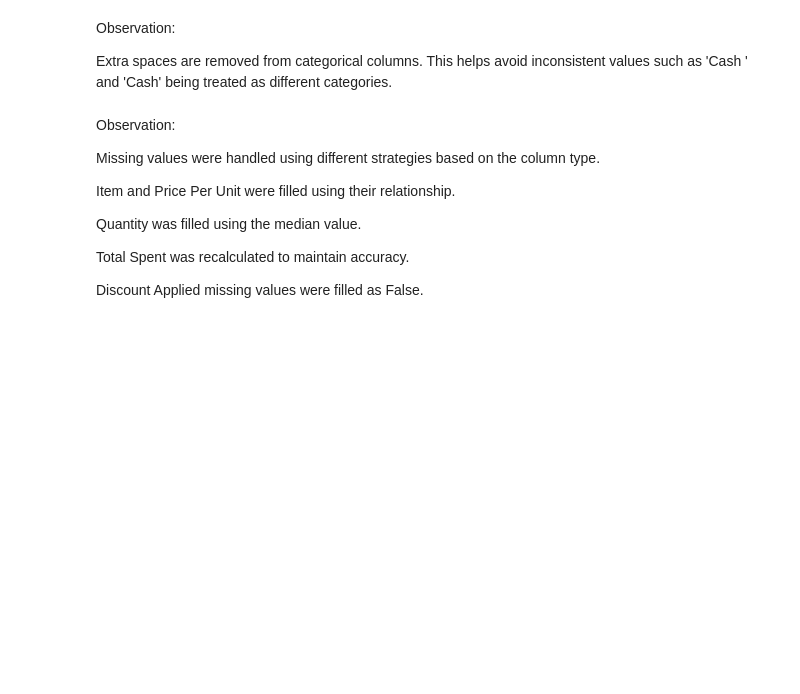
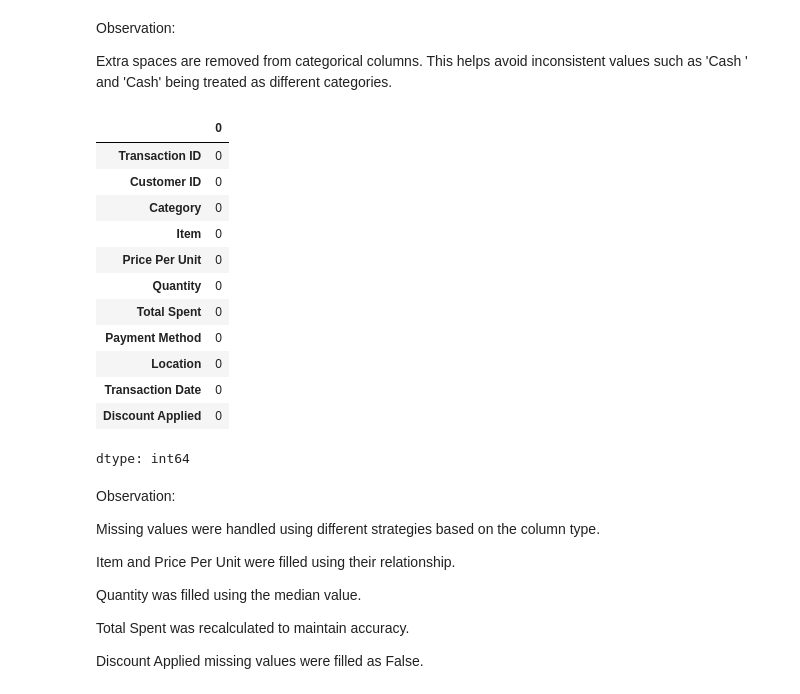
Before and after one commit to maybraniswe/Retail-Store-Sales-Analysis-and-Prediction, a Jupyter notebook: Retail_Store_Sales_Analysis_and_Prediction.ipynb, the cells around one changed output. Saved outputs shown, nothing was run; the diff lists cells and outputs as text; code cells hidden in the pictures; blank space fills up the shorter version.

```diff
--- a/Retail_Store_Sales_Analysis_and_Prediction.ipynb
+++ b/Retail_Store_Sales_Analysis_and_Prediction.ipynb
@@ -233,38 +250,71 @@ Observation:
 Extra spaces are removed from categorical columns.
 This helps avoid inconsistent values such as 'Cash ' and 'Cash' being treated as different categories.
 # %%
-# Handle all missing values
+# ==========================================================
+# HANDLE MISSING VALUES
+# ==========================================================
 
-# Create reference table
+# Remove rows where both Item and Price Per Unit are missing
+clean_df = clean_df.dropna(
+    subset=["Item", "Price Per Unit"],
+    how="all"
+)
+
+# Create reference table from available Item and Price Per Unit
 item_price_table = clean_df[["Item", "Price Per Unit"]].dropna().drop_duplicates()
 
-# Fill Item using Price Per Unit
+# Fill missing Item using Price Per Unit
 price_to_item = item_price_table.drop_duplicates("Price Per Unit") \
                                 .set_index("Price Per Unit")["Item"]
 
 clean_df["Item"] = clean_df["Item"].fillna(
     clean_df["Price Per Unit"].map(price_to_item)
 )
 
-# Fill Price Per Unit using Item
+# Fill missing Price Per Unit using Item
 item_to_price = item_price_table.drop_duplicates("Item") \
                                 .set_index("Item")["Price Per Unit"]
 
 clean_df["Price Per Unit"] = clean_df["Price Per Unit"].fillna(
     clean_df["Item"].map(item_to_price)
 )
 
 # Fill Quantity using median
 clean_df["Quantity"] = clean_df["Quantity"].fillna(
     clean_df["Quantity"].median()
 )
 
 # Recalculate Total Spent
 clean_df["Total Spent"] = clean_df["Price Per Unit"] * clean_df["Quantity"]
 
 # Fill Discount Applied
-clean_df["Discount Applied"] = clean_df["Discount Applied"].fillna(False)
-clean_df["Discount Applied"] = clean_df["Discount Applied"].astype(bool)
+clean_df["Discount Applied"] = (
+    clean_df["Discount Applied"]
+    .map({
+        "true": True,
+        "false": False,
+        True: True,
+        False: False
+    })
+    .fillna(False)
+    .astype(bool)
+)
+
+clean_df.isnull().sum()
+# %% [output]
+|  | 0 |
+| Transaction ID | 0 |
+| Customer ID | 0 |
+| Category | 0 |
+| Item | 0 |
+| Price Per Unit | 0 |
+| Quantity | 0 |
+| Total Spent | 0 |
+| Payment Method | 0 |
+| Location | 0 |
+| Transaction Date | 0 |
+| Discount Applied | 0 |
+dtype: int64
 # %% [markdown]
 Observation:
 
```
Also changed, not shown: parts of 164 cells of this notebook.
